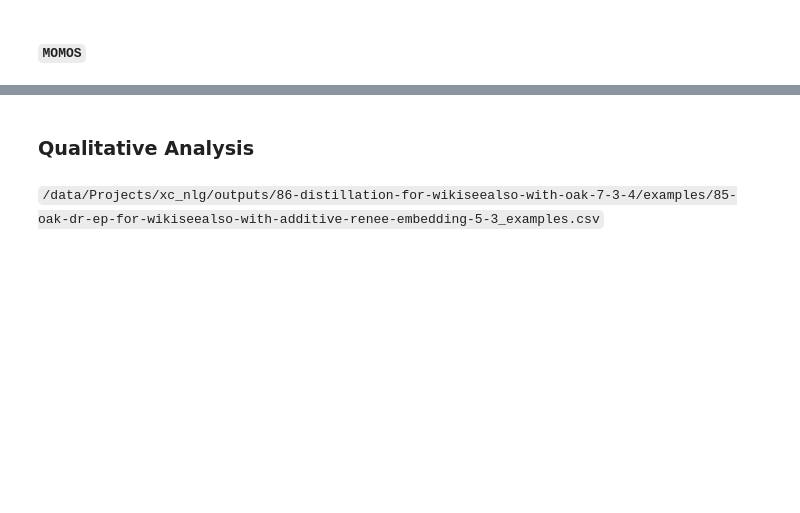
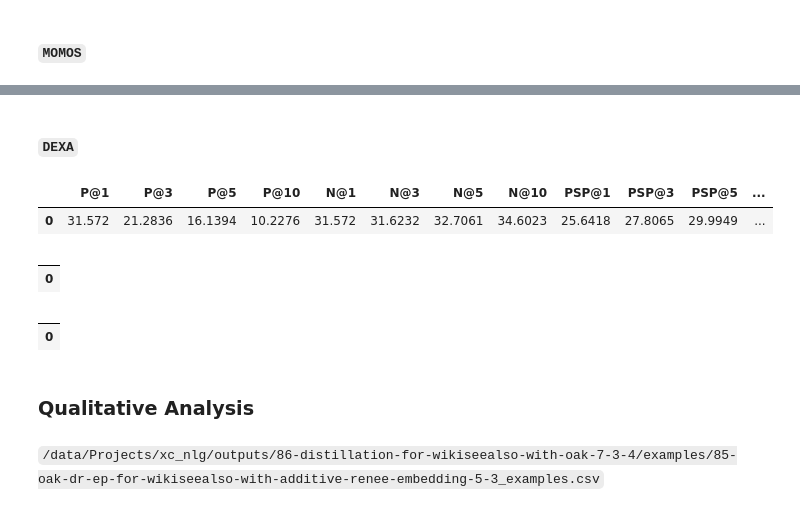
Before and after one commit to suchith720/medic, a Jupyter notebook: nbs/21_experiment-summary.ipynb, the cells around one changed output, grey strips where cells are left out. Cells and saved outputs as stored; diff of their text form; code cells hidden in the pictures; blank space fills up the shorter version.

```diff
--- a/nbs/21_experiment-summary.ipynb
+++ b/nbs/21_experiment-summary.ipynb
@@ -449,3 +472,26 @@ display_metric(m)
+# %% [markdown]
+#### `DEXA`
+# %%
+# LF-WikiSeeAlsoTitles-320K
+
+# DEXA
+m = {'test_loss': 0.025145720690488815, 'test_P@1': 0.31571979832690195, 'test_P@10': 0.10227586401154627, 'test_P@3': 0.21283647391298272, 'test_P@5': 0.16139368504087023, 'test_N@1': 0.3157198131084442, 'test_N@10': 0.34602293372154236, 'test_N@3': 0.316232293844223, 'test_N@5': 0.32706084847450256, 'test_PSP@1': 0.2564183512109082, 'test_PSP@10': 0.34358976403171615, 'test_PSP@3': 0.2780649867496514, 'test_PSP@5': 0.2999490465863107, 'test_PSN@1': 0.2564183473587036, 'test_PSN@10': 0.3202965557575226, 'test_PSN@3': 0.2813890278339386, 'test_PSN@5': 0.29843130707740784, 'test_R@200': 0.5651670575537319, 'test_R@10': 0.3944086211906528, 'test_R@100': 0.5339327154347112, 'test_runtime': 195.3196, 'test_samples_per_second': 908.844, 'test_steps_per_second': 0.568}
+display_metric(m)
+
+# DEXA with distillation; tdsl=1.0, d_mse=0.1, sdtl=1.0, l_mse=0.1
+m = {}
+display_metric(m)
+
+# DEXA with distillation; tdsl=1.0, d_mse=0.1
+m = {}
+display_metric(m)
+# %% [output]
+|  | P@1 | P@3 | P@5 | P@10 | N@1 | N@3 | N@5 | N@10 | PSP@1 | PSP@3 | PSP@5 | ... |
+| 0 | 31.572 | 21.2836 | 16.1394 | 10.2276 | 31.572 | 31.6232 | 32.7061 | 34.6023 | 25.6418 | 27.8065 | 29.9949 | ... |
+|  |
+| 0 |
+|  |
+| 0 |
 # %% [markdown]
 ### Qualitative Analysis
 # %% [markdown]
```
Also changed, not shown: parts of 5 cells of this notebook, 1 other file.
